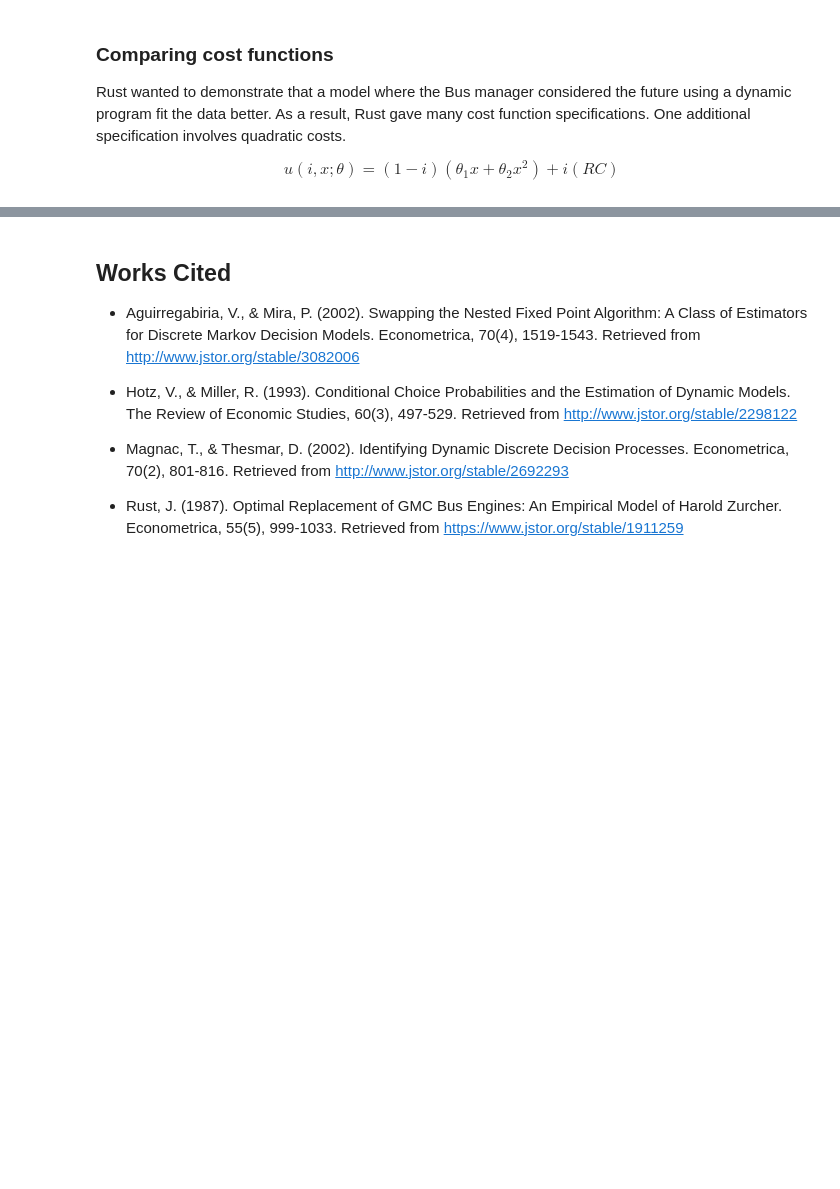
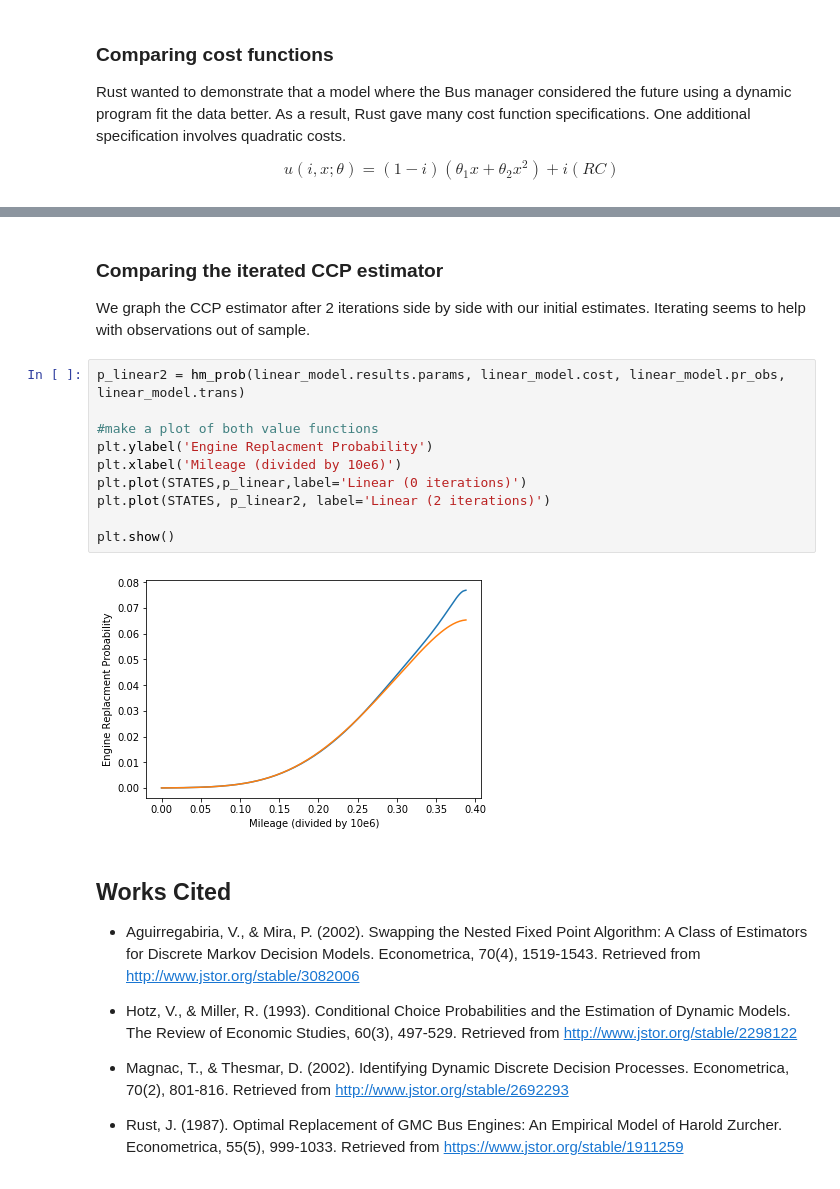
Before and after one commit to ericschulman/struct, a Jupyter notebook: hw4_io/Rust.ipynb, the cells around one changed output, grey strips where cells are left out. Saved outputs shown, nothing was run; the diff lists cells and outputs as text; blank space fills up the shorter version.

```diff
--- a/hw4_io/Rust.ipynb
+++ b/hw4_io/Rust.ipynb
@@ -493,3 +494,18 @@ RC           -10.2133      0.955    -10.699      0.000     -12.084      -8.342
+# %% [markdown]
+### Comparing the iterated CCP estimator
+We graph the CCP estimator after 2 iterations side by side with our initial estimates. Iterating seems to help with observations out of sample.
+# %%
+p_linear2 = hm_prob(linear_model.results.params, linear_model.cost, linear_model.pr_obs, linear_model.trans)
+
+#make a plot of both value functions
+plt.ylabel('Engine Replacment Probability')
+plt.xlabel('Mileage (divided by 10e6)')
+plt.plot(STATES,p_linear,label='Linear (0 iterations)')
+plt.plot(STATES, p_linear2, label='Linear (2 iterations)')
+
+plt.show()
+# %% [output]
+[figure, added]
 # %% [markdown]
 ## Works Cited
 
```
Also changed, not shown: parts of 20 cells of this notebook.
